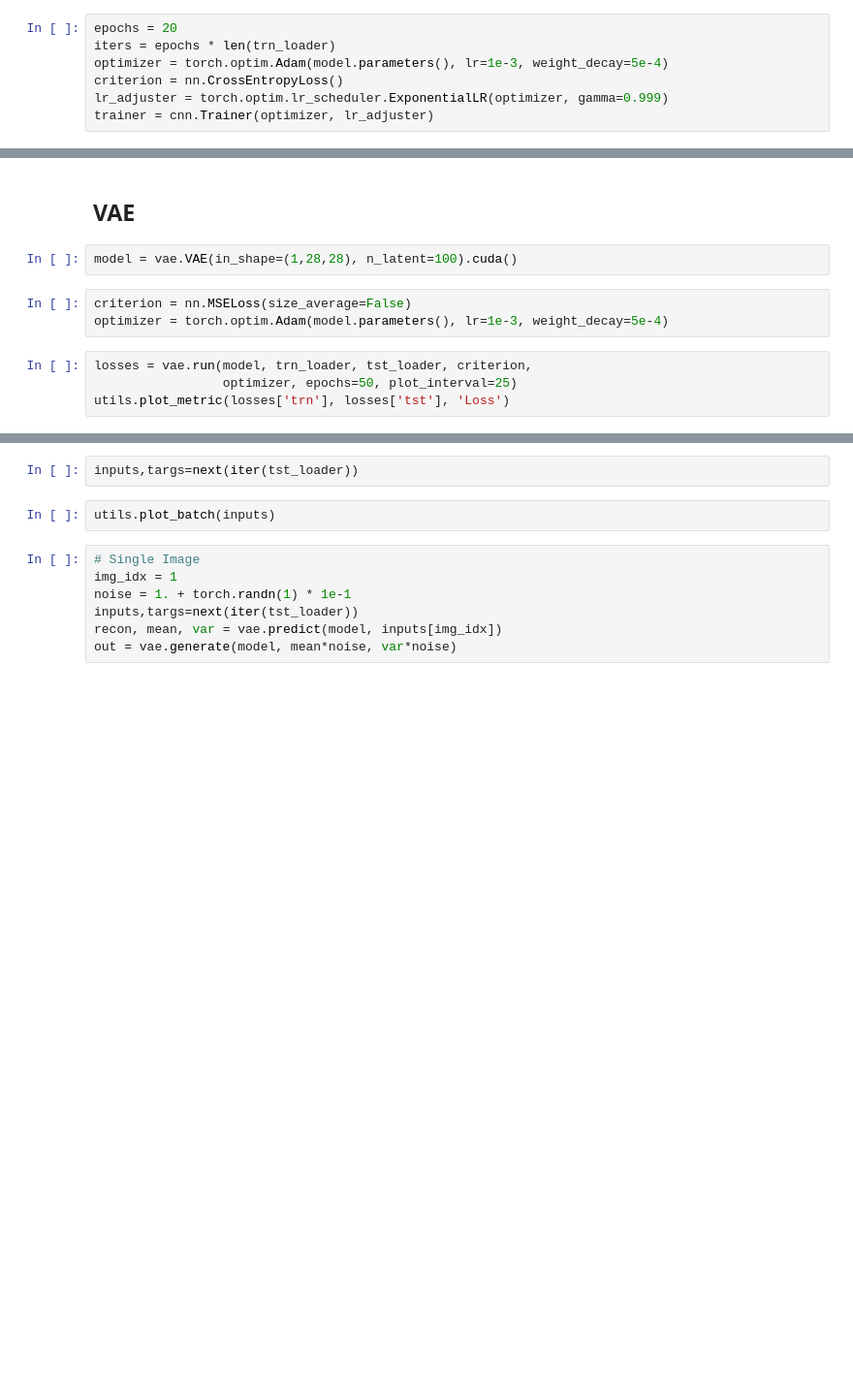
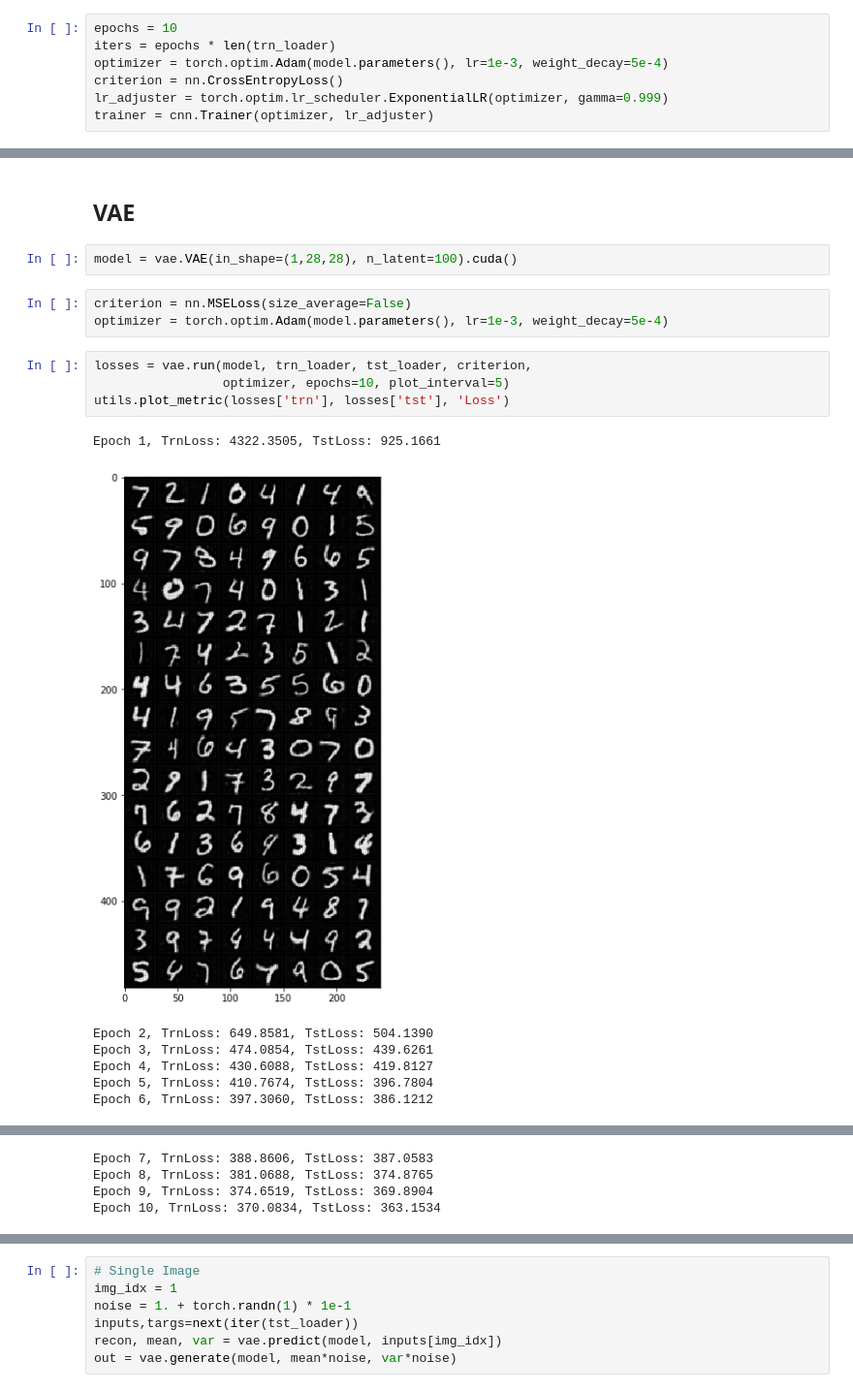
Before and after one commit to bfortuner/learning_data_aug, a Jupyter notebook: LearnDataAugMNIST.ipynb, the cells around one changed output, grey strips where cells are left out. Shown at 97% size. Saved outputs shown, nothing was run; the diff lists cells and outputs as text; blank space fills up the shorter version.

Commit message:
Fixed plotting in MNIST notebook

```diff
--- a/LearnDataAugMNIST.ipynb
+++ b/LearnDataAugMNIST.ipynb
@@ -35,7 +35,7 @@ print("Train:", len(trn_loader.dataset), "Test:", len(tst_loader.dataset),
 # %%
 model = cnn.CNN(in_shape=(1,28,28), n_classes=10).cuda()
 # %%
-epochs = 20
+epochs = 10
 iters = epochs * len(trn_loader)
 optimizer = torch.optim.Adam(model.parameters(), lr=1e-3, weight_decay=5e-4)
 criterion = nn.CrossEntropyLoss()
@@ -65,5 +55,13 @@ criterion = nn.MSELoss(size_average=False)
 optimizer = torch.optim.Adam(model.parameters(), lr=1e-3, weight_decay=5e-4)
 # %%
 losses = vae.run(model, trn_loader, tst_loader, criterion,
-                 optimizer, epochs=50, plot_interval=25)
+                 optimizer, epochs=10, plot_interval=5)
 utils.plot_metric(losses['trn'], losses['tst'], 'Loss')
+# %% [output]
+Epoch 1, TrnLoss: 4322.3505, TstLoss: 925.1661
+[figure, added]
+Epoch 2, TrnLoss: 649.8581, TstLoss: 504.1390
+Epoch 3, TrnLoss: 474.0854, TstLoss: 439.6261
+Epoch 4, TrnLoss: 430.6088, TstLoss: 419.8127
+Epoch 5, TrnLoss: 410.7674, TstLoss: 396.7804
+Epoch 6, TrnLoss: 397.3060, TstLoss: 386.1212
@@ -69,0 +69,4 @@ utils.plot_metric(losses['trn'], losses['tst'], 'Loss')
+Epoch 7, TrnLoss: 388.8606, TstLoss: 387.0583
+Epoch 8, TrnLoss: 381.0688, TstLoss: 374.8765
+Epoch 9, TrnLoss: 374.6519, TstLoss: 369.8904
+Epoch 10, TrnLoss: 370.0834, TstLoss: 363.1534
@@ -70,7 +75,3 @@ utils.plot_metric(losses['trn'], losses['tst'], 'Loss')
-# %%
-inputs,targs=next(iter(tst_loader))
-# %%
-utils.plot_batch(inputs)
 # %%
 # Single Image
 img_idx = 1
```
Also changed, not shown: parts of 10 cells of this notebook, 2 other files.
